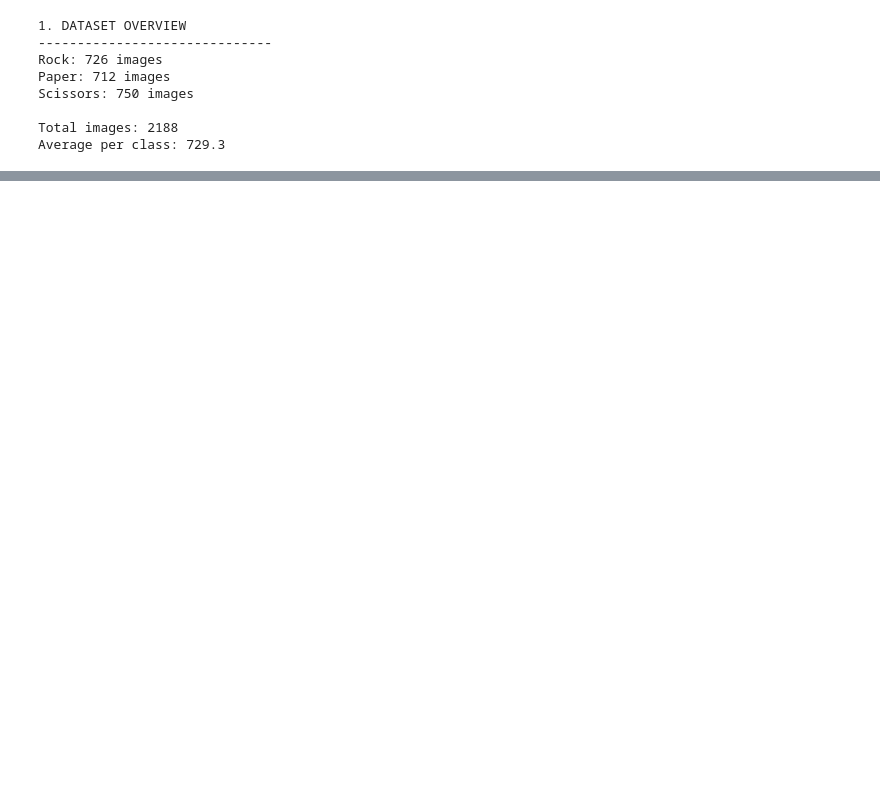
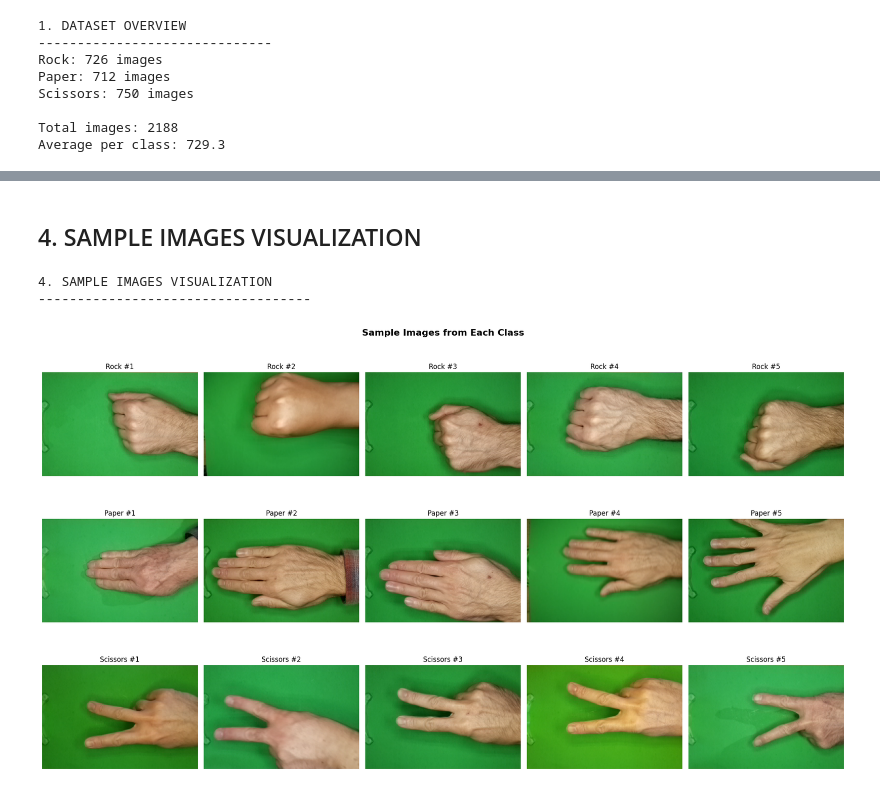
Before and after one commit to SamueleSamonini/images-rock-paper-scissors-cnn, a Jupyter notebook: notebooks/01_data_exploration.ipynb, the cells around one changed output, grey strips where cells are left out. Cells and saved outputs as stored; diff of their text form; code cells hidden in the pictures; blank space fills up the shorter version.

```diff
--- a/notebooks/01_data_exploration.ipynb
+++ b/notebooks/01_data_exploration.ipynb
@@ -51,0 +181,49 @@ Average per class: 729.3
+# %% [markdown]
+## 4. SAMPLE IMAGES VISUALIZATION
+# %%
+print("\n4. SAMPLE IMAGES VISUALIZATION")
+print("-" * 35)
+
+def load_sample_images(data_path, classes, n_samples=5):
+    """Load sample images from each class"""
+    samples = {}
+
+    for class_name in classes:
+        class_path = os.path.join(data_path, class_name)
+        if os.path.exists(class_path):
+            files = [f for f in os.listdir(class_path) if f.lower().endswith(('.png', '.jpg', '.jpeg'))]
+            sample_files = np.random.choice(files, min(n_samples, len(files)), replace=False)
+
+            images = []
+            for file_name in sample_files:
+                file_path = os.path.join(class_path, file_name)
+                try:
+                    img = Image.open(file_path)
+                    images.append(np.array(img))
+                except Exception as e:
+                    print(f"Error loading {file_path}: {e}")
+                    continue
+
+            samples[class_name] = images
+
+    return samples
+
+# Load samples
+sample_images = load_sample_images(data_path, classes)
+
+# Display sample images
+fig, axes = plt.subplots(len(classes), 5, figsize=(20, 12))
+fig.suptitle('Sample Images from Each Class', fontsize=16, fontweight='bold')
+
+for i, class_name in enumerate(classes):
+    for j, img in enumerate(sample_images[class_name][:5]):
+        axes[i, j].imshow(img)
+        axes[i, j].set_title(f'{class_name.capitalize()} #{j+1}', fontsize=12)
+        axes[i, j].axis('off')
+
+plt.tight_layout()
+plt.show()
+# %% [output]
+4. SAMPLE IMAGES VISUALIZATION
+-----------------------------------
+[figure, added]
```
Also changed, not shown: parts of 11 cells of this notebook.
